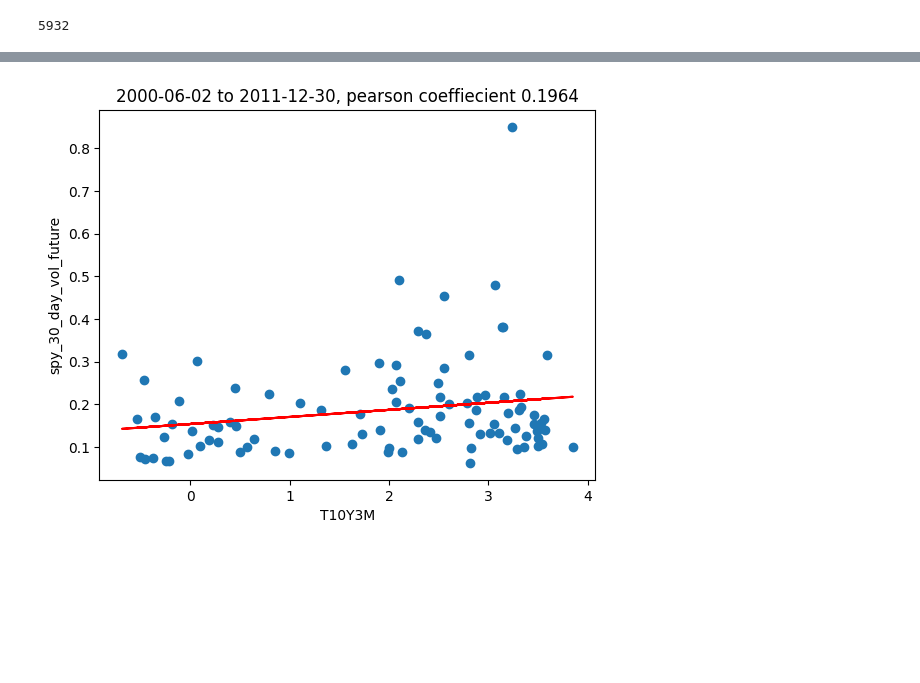
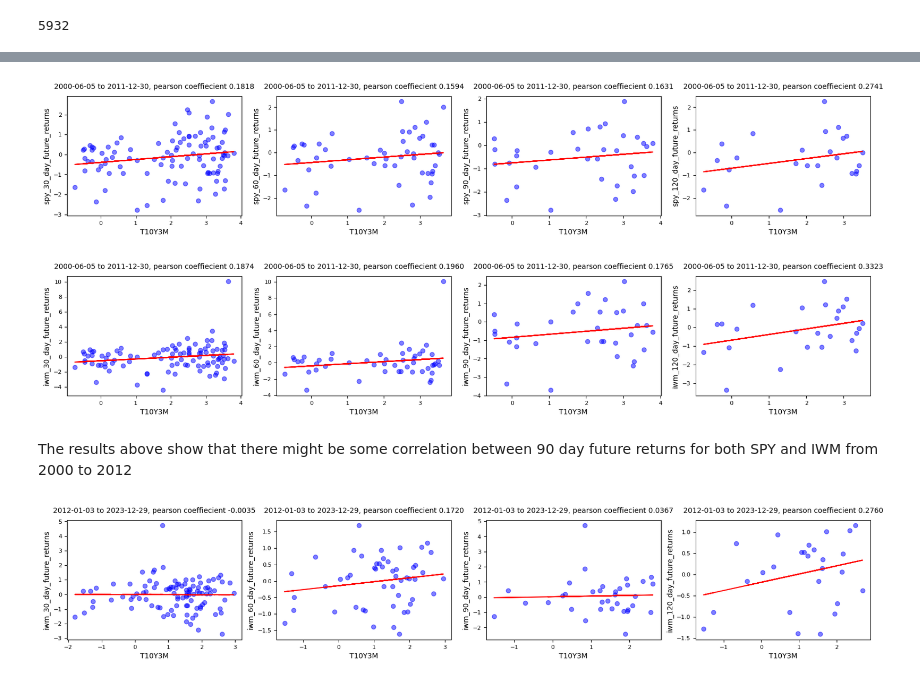
Before and after one commit to Gaiden-Spence/10YRT-3M-Spread-Effects, a Jupyter notebook: main.ipynb, the cells around one changed output, grey strips where cells are left out. Drawn from its saved outputs; the diff is of its cells as text; code cells hidden in the pictures; blank space fills up the shorter version.

```diff
--- a/main.ipynb
+++ b/main.ipynb
@@ -138,0 +119,16 @@ spy_iwm_pair
+# %%
+#Create trailing volatility and future volatility columns
+def make_vol(df, etf, days):
+    for d in days:
+        for i in etf:
+            df[i+ '_' + str(d) + '_day_vol_trail'] = np.sqrt(np.log(spy_iwm_pair[i+'_adjClose']).diff().rolling(d).var()*252)
+            df[i+ '_' + str(d) + '_day_vol_future'] = df[i+ '_' + str(d) + '_day_vol_trail'].shift(-d)
+
+    return df
+
+etfs = ['spy', 'iwm']
+days = [i for i in range(30, 150, 30)]
+spy_iwm_pair = make_vol(spy_iwm_pair, etfs, days)
+spy_iwm_pair = spy_iwm_pair.fillna(method='ffill')
+spy_iwm_pair = spy_iwm_pair.drop(spy_iwm_pair.filter(regex='trail').columns, axis=1)
+spy_iwm_pair
@@ -170,5 +155,39 @@ def make_scatter(df, x, y, days_shift):
-# %%
-columns = ['T10Y3M', 'spy_30_day_vol_future', ]
-make_scatter(spy_iwm_pair_2000_2012, 'T10Y3M', 'spy_30_day_vol_future', 30)
-# %% [output]
-[figure, removed]
+# %%
+def make_scatter_ret(df, days_shift, spread_col, return_col):
+    fig, axes = plt.subplots(1, len(days_shift), figsize=(20, 3))
+
+    if df.index[0] <= split_date:
+        df = df.iloc[1:, :]
+
+    for i, day in enumerate(days_shift, start=1):
+
+        df_spread = df[spread_col][::day]
+        df_return_or_vol = df[return_col][::day]
+
+        slope, intercept = np.polyfit(df_spread, df_return_or_vol, 1)
+        corr = pearsonr(df_spread, df_return_or_vol)
+        first_index, last_index = df.index[0].strftime('%Y-%m-%d'), df.index[-1].strftime('%Y-%m-%d')
+
+        ax = axes[i-1]
+        ax.scatter(df_spread, df_return_or_vol, color='blue', alpha=0.5)
+        ax.plot(df_spread, slope * df_spread + intercept, color='red', label='Regression line')
+        ax.set_title(f'{first_index} to {last_index}, pearson coeffiecient {corr[0]:.4f}', pad=10, fontsize=10)
+        ax.set_xlabel(spread_col, fontsize= 10)
+        ax.set_ylabel(f'{return_col[:3]}_{day}_day_future_returns', fontsize= 10)
+        ax.tick_params(axis= 'both', which= 'major', labelsize=8)
+
+    plt.show()
+# %%
+make_scatter_ret(spy_iwm_pair_2000_2012, days, 'T10Y3M', 'spy_daily_returns')
+# %% [output]
+[figure, added]
+# %%
+make_scatter_ret(spy_iwm_pair_2000_2012, days, 'T10Y3M', 'iwm_daily_returns')
+# %% [output]
+[figure, added]
+# %% [markdown]
+The results above show that there might be some correlation between 90 day future returns for both SPY and IWM from 2000 to 2012
+# %%
+make_scatter_ret(spy_iwm_pair_2012_2023, days, 'T10Y3M', 'iwm_daily_returns')
+# %% [output]
+[figure, added]
```
Also changed, not shown: parts of 25 cells of this notebook.
